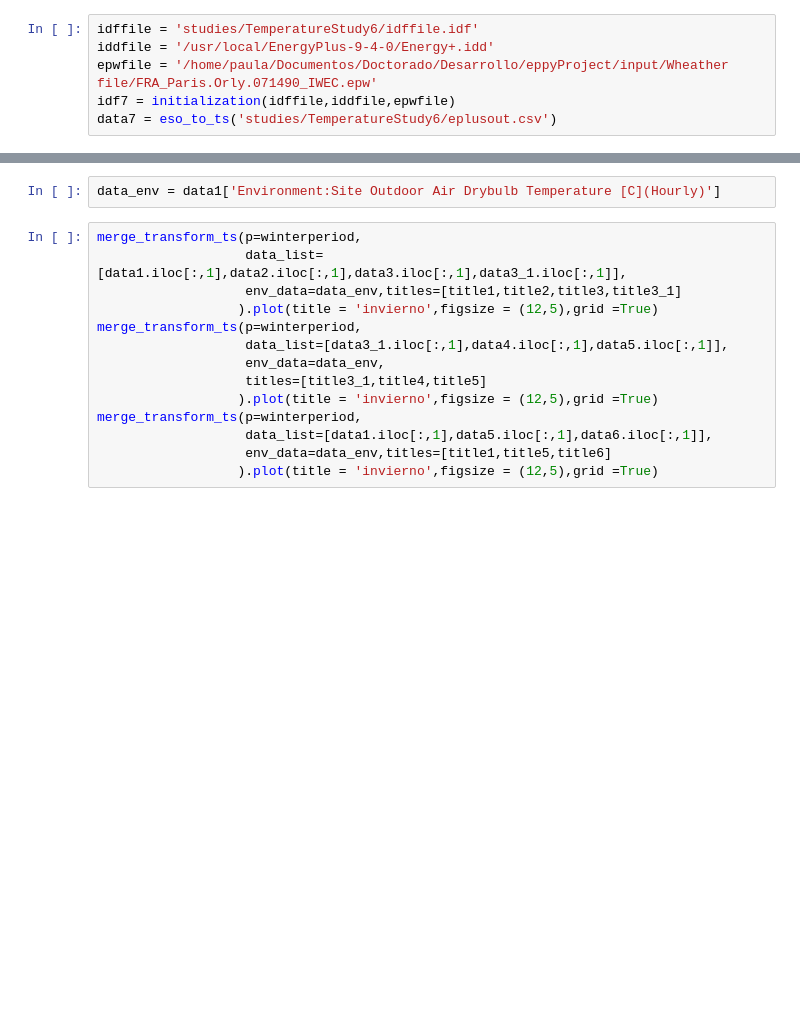
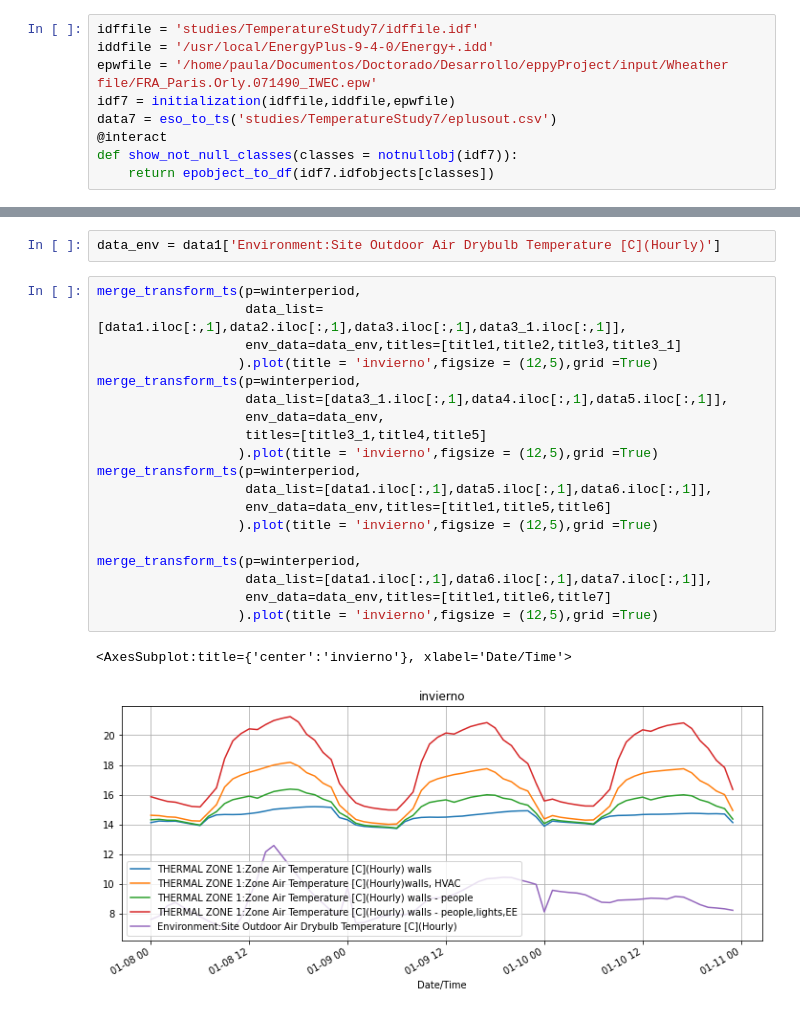
Before and after one commit to paulavmf/eppyProject, a Jupyter notebook: TemoeratureStudyplots.ipynb, the cells around one changed output, grey strips where cells are left out. Cells and saved outputs as stored; diff of their text form; blank space fills up the shorter version.

```diff
--- a/TemoeratureStudyplots.ipynb
+++ b/TemoeratureStudyplots.ipynb
@@ -242,6 +249,9 @@ data6[winterperiod[0]:winterperiod[1]].iloc[:,2].plot(title = 'Schedule')
 # %%
-idffile = 'studies/TemperatureStudy6/idffile.idf'
+idffile = 'studies/TemperatureStudy7/idffile.idf'
 iddfile = '/usr/local/EnergyPlus-9-4-0/Energy+.idd'
 epwfile = '/home/paula/Documentos/Doctorado/Desarrollo/eppyProject/input/Wheather file/FRA_Paris.Orly.071490_IWEC.epw'
 idf7 = initialization(idffile,iddfile,epwfile)
-data7 = eso_to_ts('studies/TemperatureStudy6/eplusout.csv')
+data7 = eso_to_ts('studies/TemperatureStudy7/eplusout.csv')
+@interact
+def show_not_null_classes(classes = notnullobj(idf7)):
+    return epobject_to_df(idf7.idfobjects[classes])
@@ -252,14 +280,22 @@ data_env = data1['Environment:Site Outdoor Air Drybulb Temperature [C](Hourly)']
 # %%
 merge_transform_ts(p=winterperiod,
                    data_list=[data1.iloc[:,1],data2.iloc[:,1],data3.iloc[:,1],data3_1.iloc[:,1]],
                    env_data=data_env,titles=[title1,title2,title3,title3_1]
                   ).plot(title = 'invierno',figsize = (12,5),grid =True)
 merge_transform_ts(p=winterperiod,
                    data_list=[data3_1.iloc[:,1],data4.iloc[:,1],data5.iloc[:,1]],
                    env_data=data_env,
                    titles=[title3_1,title4,title5]
                   ).plot(title = 'invierno',figsize = (12,5),grid =True)
 merge_transform_ts(p=winterperiod,
                    data_list=[data1.iloc[:,1],data5.iloc[:,1],data6.iloc[:,1]],
                    env_data=data_env,titles=[title1,title5,title6]
                   ).plot(title = 'invierno',figsize = (12,5),grid =True)
+
+merge_transform_ts(p=winterperiod,
+                   data_list=[data1.iloc[:,1],data6.iloc[:,1],data7.iloc[:,1]],
+                   env_data=data_env,titles=[title1,title6,title7]
+                  ).plot(title = 'invierno',figsize = (12,5),grid =True)
+# %% [output]
+<AxesSubplot:title={'center':'invierno'}, xlabel='Date/Time'>
+[figure, added]
```
Also changed, not shown: parts of 19 cells of this notebook.
